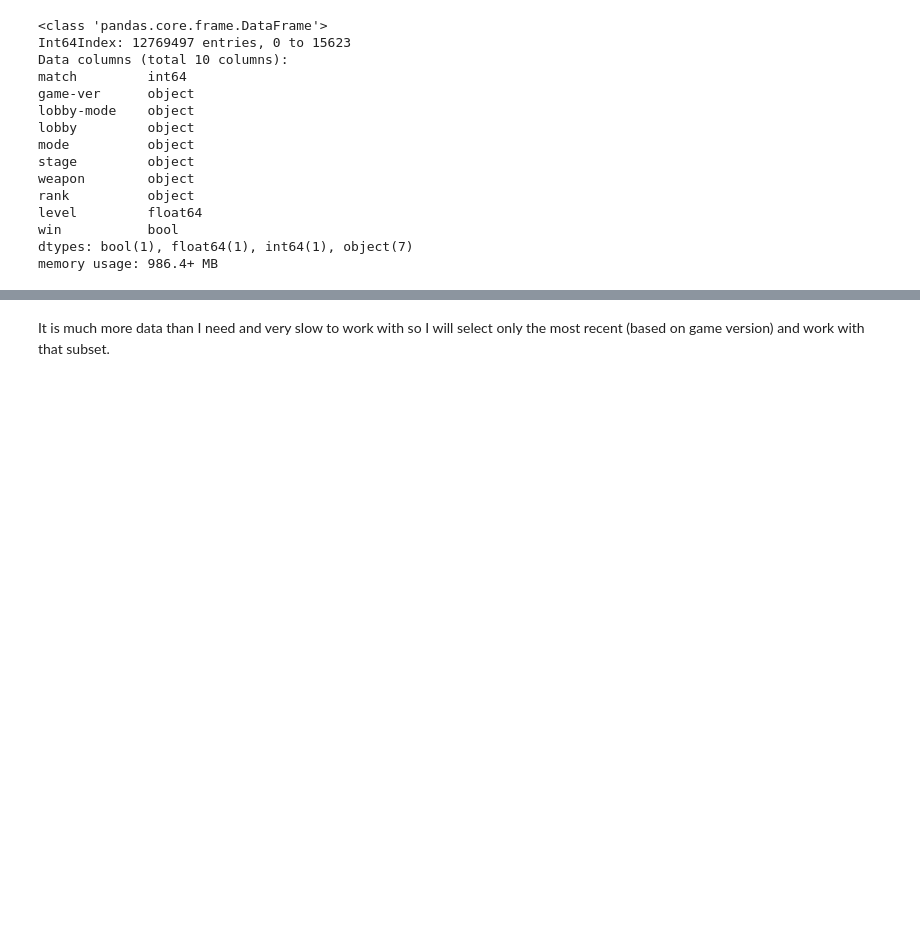
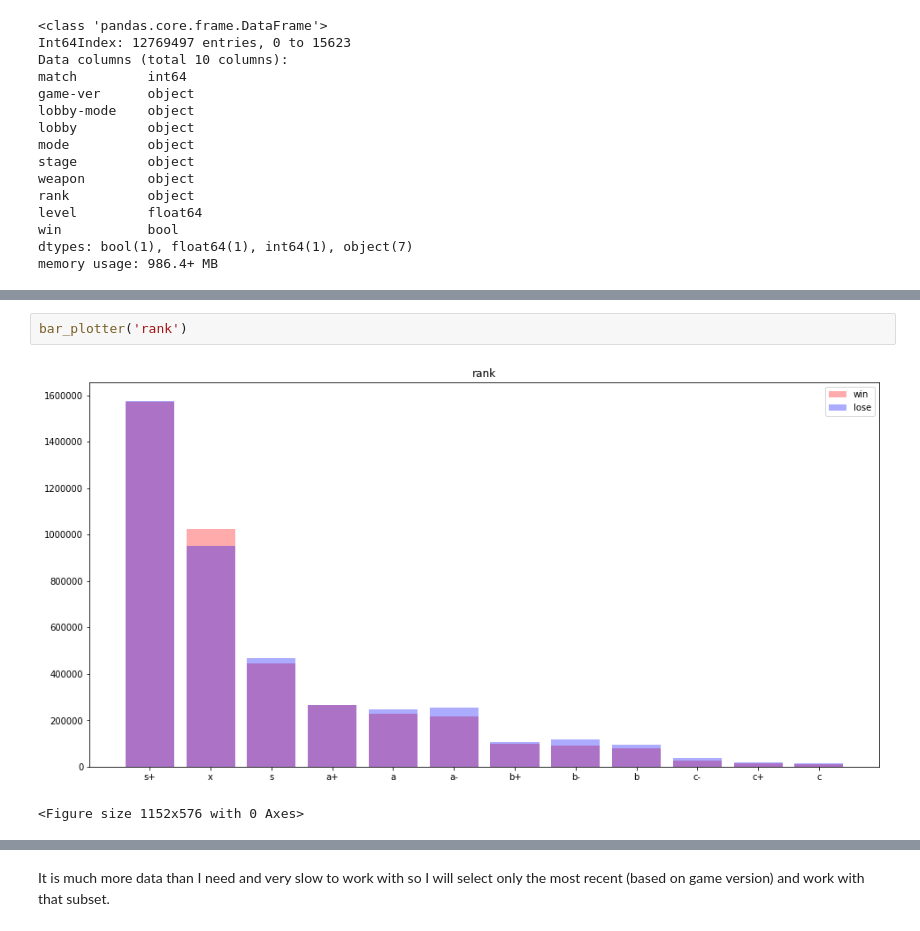
Before and after one commit to Rokushou/Splatoon-2-Meta-Modeling, a Jupyter notebook: Modeling.ipynb, the cells around one changed output, grey strips where cells are left out. Drawn from its saved outputs; the diff is of its cells as text; blank space fills up the shorter version.

```diff
--- a/Modeling.ipynb
+++ b/Modeling.ipynb
@@ -118,0 +143,5 @@ memory usage: 986.4+ MB
+# %%
+bar_plotter('rank')
+# %% [output]
+[figure, added]
+<Figure size 1152x576 with 0 Axes>
```
Also changed, not shown: parts of 28 cells of this notebook.
